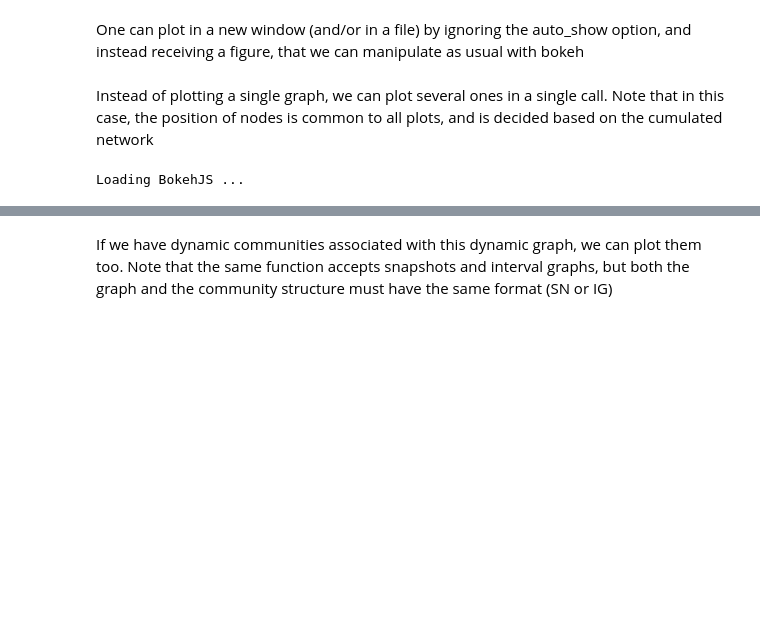
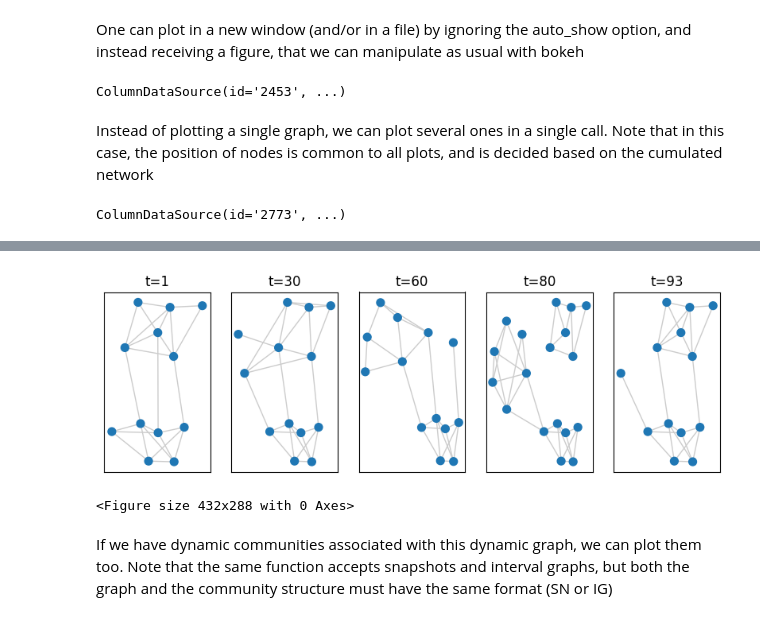
Before and after one commit to Yquetzal/tnetwork, a Jupyter notebook: demo_visu.ipynb, the cells around one changed output, grey strips where cells are left out. Cells and saved outputs as stored; diff of their text form; code cells hidden in the pictures; blank space fills up the shorter version.

```diff
--- a/demo_visu.ipynb
+++ b/demo_visu.ipynb
@@ -56,13 +62,15 @@ Row(id='2605', ...)
 One can plot in a new window (and/or in a file) by ignoring the auto_show option, and instead receiving a figure, that we can manipulate as usual with bokeh
 # %%
 from bokeh.plotting import figure, output_file, show
-fig = tn.plot_as_graph(generated_network_IG,ts=1,width=600,height=300)
+fig = tn.plot_as_graph(generated_network_IG,ts=1,width=600,height=300,bokeh=True)
 output_file("fig.html")
 show(fig)
+# %% [output]
+ColumnDataSource(id='2453', ...)
 # %% [markdown]
 Instead of plotting a single graph, we can plot several ones in a single call. Note that in this case, the position of nodes is common to all plots, and is decided based on the cumulated network
 # %%
 from bokeh.plotting import figure, output_file, show
-fig = tn.plot_as_graph(generated_network_IG,ts=[1,30,60,80,generated_network_IG.end()-1],auto_show=True,width=200,height=300)
+fig = tn.plot_as_graph(generated_network_IG,ts=[1,30,60,80,generated_network_IG.end()-1],width=200,height=300)
 # %% [output]
-Loading BokehJS ...
+ColumnDataSource(id='2773', ...)
@@ -70,3 +77,5 @@ Loading BokehJS ...
+[figure, added]
+<Figure size 432x288 with 0 Axes>
 # %% [markdown]
 If we have dynamic communities associated with this dynamic graph, we can plot them too. Note that the same function accepts snapshots and interval graphs, but both the graph and the community structure must have the same format (SN or IG)
 # %%
```
Also changed, not shown: parts of 8 cells of this notebook, 6 other files.
